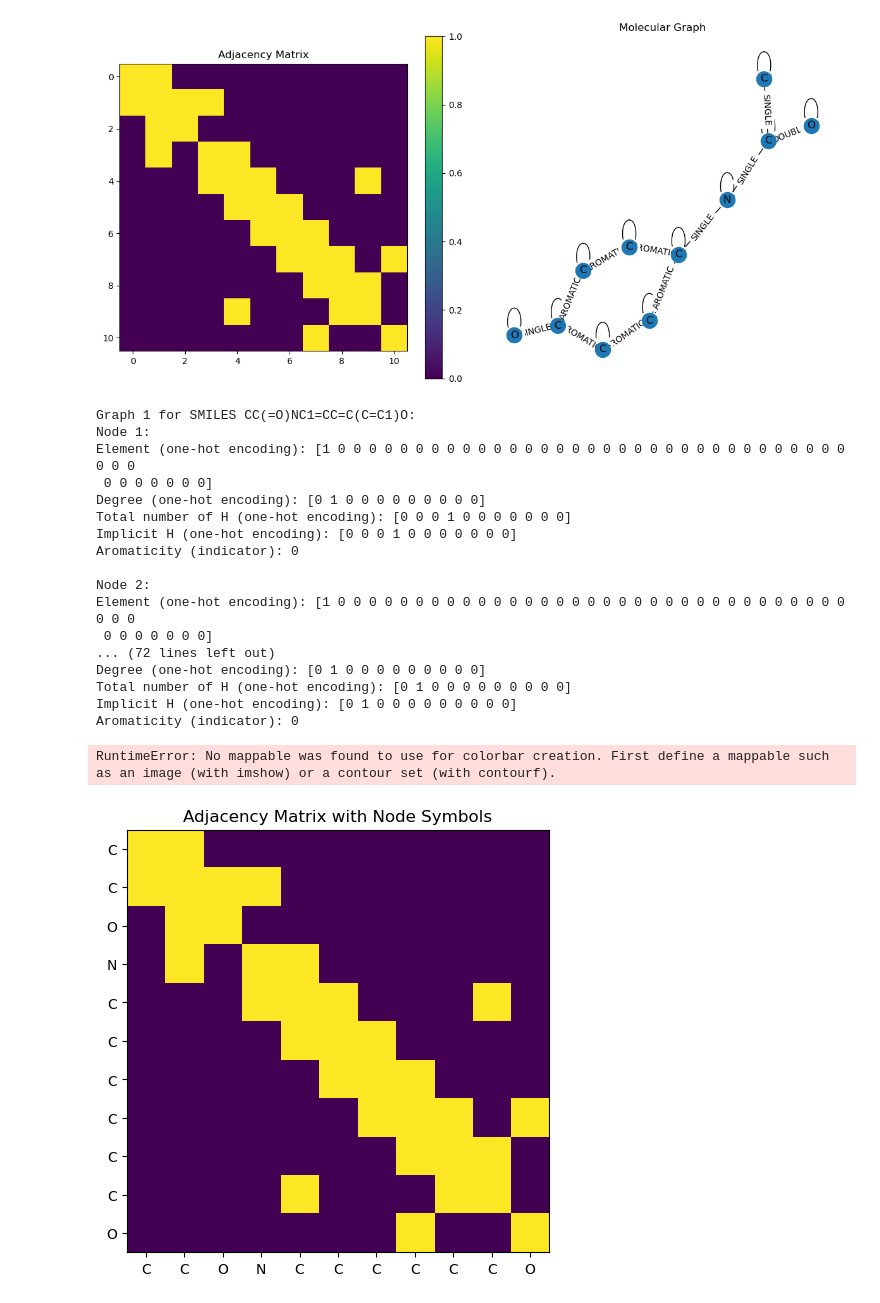
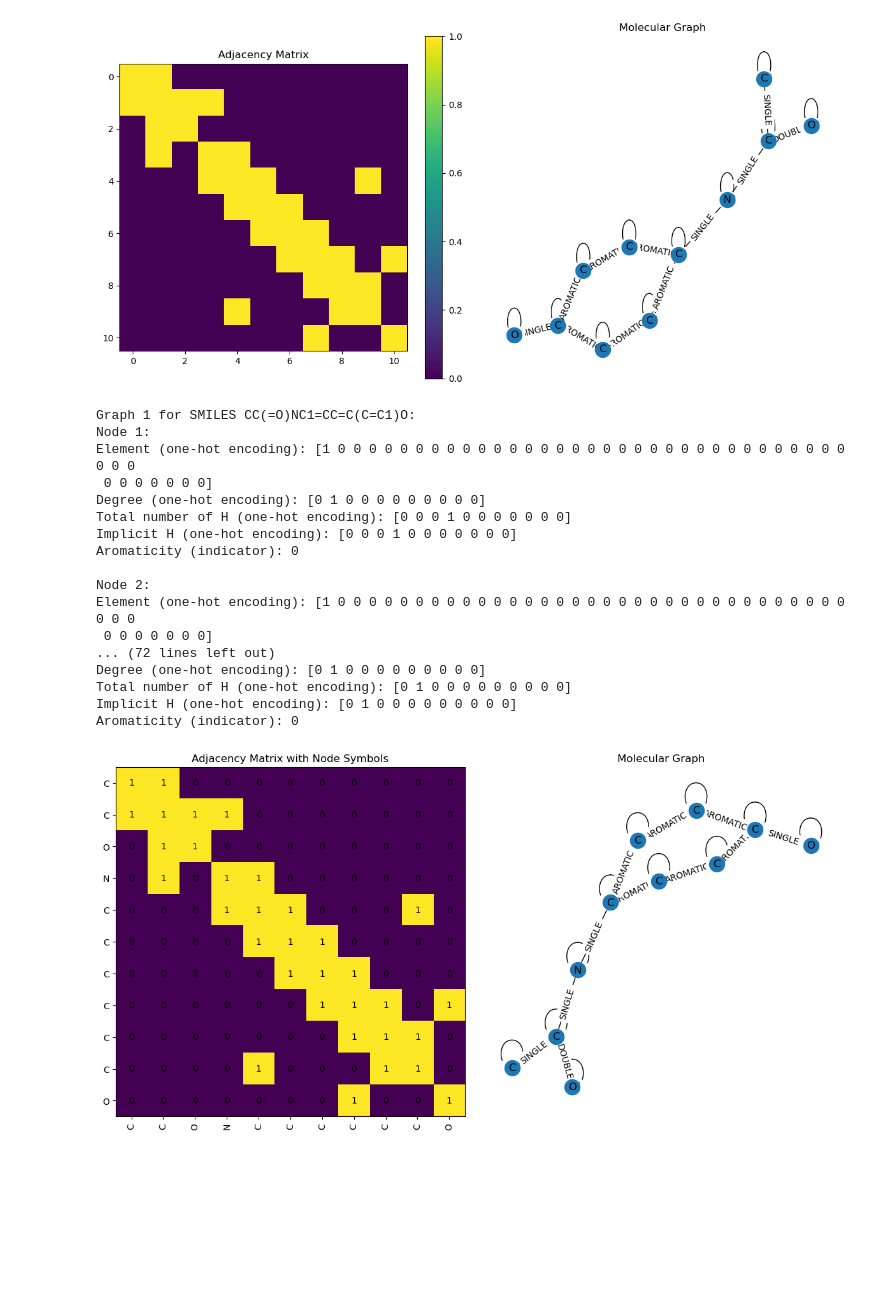
Before and after one commit to saeed77t/extract-drugs-representation-with-GNNs, a Jupyter notebook: create graph .ipynb, the cells around one changed output. Saved outputs shown, nothing was run; the diff lists cells and outputs as text; code cells hidden in the pictures; blank space fills up the shorter version.

```diff
--- a/create graph .ipynb
+++ b/create graph .ipynb
@@ -592,7 +592,7 @@ for i, graph in enumerate(graphs):
             print(f"Aromaticity (indicator): {features[77]}")
             print()
 
-        # Draw the graph using matplotlib
+        # Draw the molecular graph
         plt.figure(figsize=(12, 6))
 
         # Plot adjacency matrix with node symbols
@@ -602,56 +602,36 @@ for i, graph in enumerate(graphs):
         node_labels = nx.get_node_attributes(graph, 'symbol')
         ax1.set_xticks(np.arange(len(node_labels)))
         ax1.set_yticks(np.arange(len(node_labels)))
-        ax1.set_xticklabels(list(node_labels.values()))
+        ax1.set_xticklabels(list(node_labels.values()), rotation=90)
         ax1.set_yticklabels(list(node_labels.values()))
-        plt.colorbar(ax=ax1)
+        for i in range(len(node_labels)):
+            for j in range(len(node_labels)):
+                ax1.text(j, i, str(create_adjacency_matrix(graph)[i, j]), ha='center', va='center', color='black')
 
         # Plot the molecular graph
         ax2 = plt.subplot(1, 2, 2)
         pos = nx.spring_layout(graph)
         nx.draw(graph, pos=pos, with_labels=True, labels=nx.get_node_attributes(graph, 'symbol'), ax=ax2)
         nx.draw_networkx_edge_labels(graph, pos=pos, edge_labels=nx.get_edge_attributes(graph, 'bond_type'), ax=ax2)
         ax2.set_title('Molecular Graph')
         plt.tight_layout()
         plt.show()
-
-        # Animation to show step-by-step graph construction from adjacency matrix
-        fig, ax = plt.subplots(figsize=(6, 6))
-        def update(frame):
-            ax.clear()
-            subgraph = nx.Graph()
-            for node in range(frame + 1):
-                subgraph.add_node(node, symbol=list(node_labels.values())[node])
-            adj = adj_matrix[:frame + 1, :frame + 1]
-            for i in range(frame + 1):
-                for j in range(frame + 1):
-                    if adj[i, j] == 1:
-                        subgraph.add_edge(i, j, bond_type='bond')
-            pos = nx.spring_layout(subgraph)
-            nx.draw(subgraph, pos=pos, with_labels=True, labels=nx.get_node_attributes(subgraph, 'symbol'), ax=ax)
-            nx.draw_networkx_edge_labels(subgraph, pos=pos, edge_labels=nx.get_edge_attributes(subgraph, 'bond_type'), ax=ax)
-            ax.set_title(f'Step {frame + 1} of Graph Construction')
-            plt.tight_layout()
-
-        anim = FuncAnimation(fig, update, frames=len(node_labels), interval=1000, repeat=True)
-        plt.show()
 # %% [output]
 Graph 1 for SMILES CC(=O)NC1=CC=C(C=C1)O:
 Node 1:
 Element (one-hot encoding): [1 0 0 0 0 0 0 0 0 0 0 0 0 0 0 0 0 0 0 0 0 0 0 0 0 0 0 0 0 0 0 0 0 0 0 0 0
  0 0 0 0 0 0 0]
 Degree (one-hot encoding): [0 1 0 0 0 0 0 0 0 0 0]
 Total number of H (one-hot encoding): [0 0 0 1 0 0 0 0 0 0 0]
 Implicit H (one-hot encoding): [0 0 0 1 0 0 0 0 0 0 0]
 Aromaticity (indicator): 0
 
 Node 2:
 Element (one-hot encoding): [1 0 0 0 0 0 0 0 0 0 0 0 0 0 0 0 0 0 0 0 0 0 0 0 0 0 0 0 0 0 0 0 0 0 0 0 0
  0 0 0 0 0 0 0]
 ... (72 lines left out)
 Degree (one-hot encoding): [0 1 0 0 0 0 0 0 0 0 0]
 Total number of H (one-hot encoding): [0 1 0 0 0 0 0 0 0 0 0]
 Implicit H (one-hot encoding): [0 1 0 0 0 0 0 0 0 0 0]
 Aromaticity (indicator): 0
-RuntimeError: No mappable was found to use for colorbar creation. First define a mappable such as an image (with imshow) or a contour set (with contourf).
-[figure, old version]
+[figure, new version]
```
Also changed, not shown: 4 other files.
